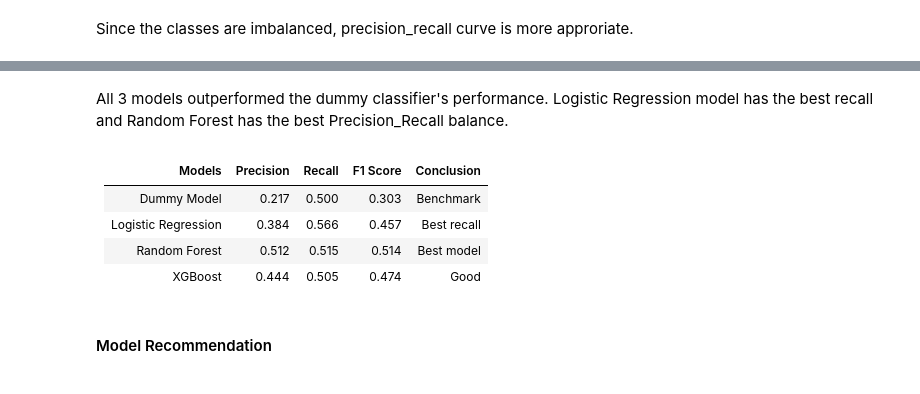
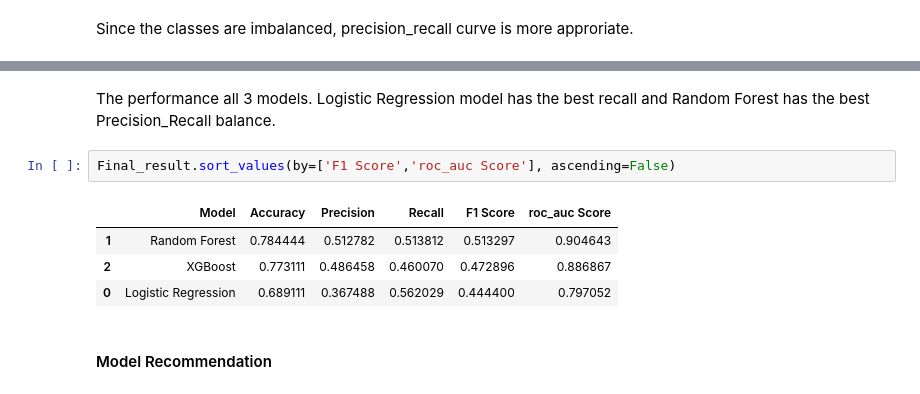
Before and after one commit to Anupam-Durutkar/Credit-Card-Default-Prediction-Analysis, a Jupyter notebook: Part_2_Modeling_Credit_Card_Default_Prediction.ipynb, the cells around one changed output, grey strips where cells are left out. Cells and saved outputs as stored; diff of their text form.

```diff
--- a/Part_2_Modeling_Credit_Card_Default_Prediction.ipynb
+++ b/Part_2_Modeling_Credit_Card_Default_Prediction.ipynb
@@ -728,12 +761,12 @@ F1 score:0.304
 # %% [markdown]
-All 3 models outperformed the dummy classifier's performance. Logistic Regression model has the best recall and Random Forest has the best Precision_Recall balance.
+The performance all 3 models. Logistic Regression model has the best recall and Random Forest has the best Precision_Recall balance.
-# %% [markdown]
-| Models|Precision|Recall|F1 Score|Conclusion|
-| --- | --- | --- | --- |--- |
-| Dummy Model|0.217|0.500|0.303|Benchmark|
-| Logistic Regression|0.384|0.566|0.457|Best recall|
-| Random Forest|0.512|0.515|0.514|Best model|
-| XGBoost|0.444|0.505|0.474|Good|
+# %%
+Final_result.sort_values(by=['F1 Score','roc_auc Score'], ascending=False)
+# %% [output]
+|  | Model | Accuracy | Precision | Recall | F1 Score | roc_auc Score |
+| 1 | Random Forest | 0.784444 | 0.512782 | 0.513812 | 0.513297 | 0.904643 |
+| 2 | XGBoost | 0.773111 | 0.486458 | 0.460070 | 0.472896 | 0.886867 |
+| 0 | Logistic Regression | 0.689111 | 0.367488 | 0.562029 | 0.444400 | 0.797052 |
 # %% [markdown]
 #### Model Recommendation
 # %% [markdown]
```
Also changed, not shown: parts of 23 cells of this notebook.
